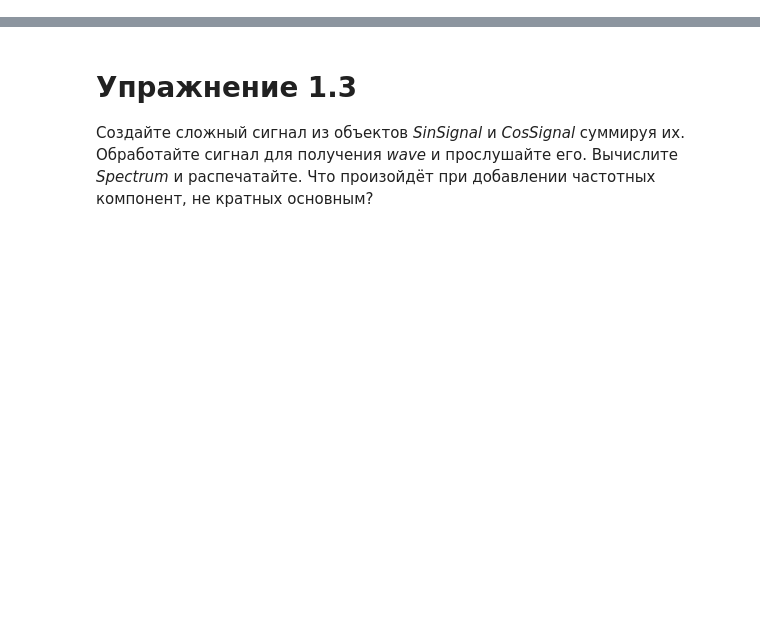
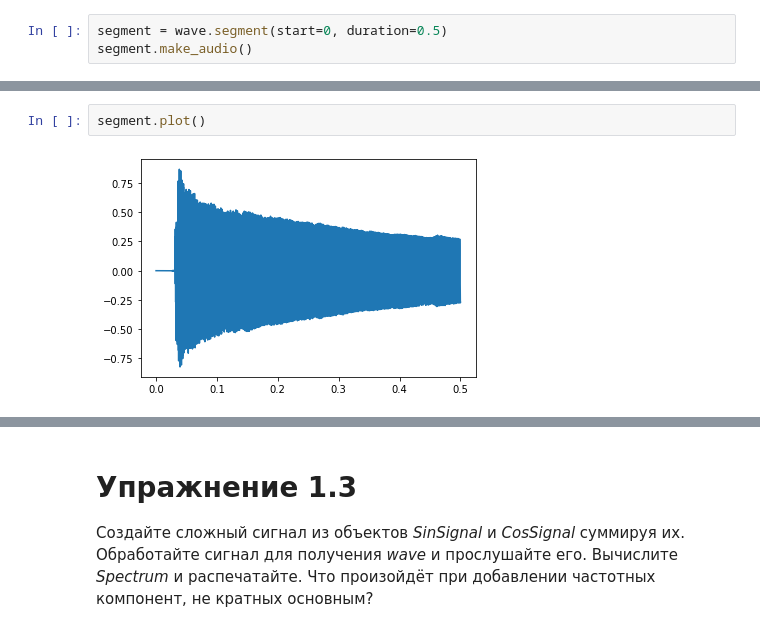
Before and after one commit to DenZhid/TelecommunicationSystemsLabs, a Jupyter notebook: Lab1/Lab1.ipynb, the cells around one changed output, grey strips where cells are left out. Drawn from its saved outputs; the diff is of its cells as text; blank space fills up the shorter version.

```diff
--- a/Lab1/Lab1.ipynb
+++ b/Lab1/Lab1.ipynb
@@ -20,0 +59,3 @@ if not os.path.exists('thinkdsp.py'):
+# %%
+segment = wave.segment(start=0, duration=0.5)
+segment.make_audio()
@@ -20,0 +64,4 @@ if not os.path.exists('thinkdsp.py'):
+# %%
+segment.plot()
+# %% [output]
+[figure, added]
```
Also changed, not shown: parts of 18 cells of this notebook.
